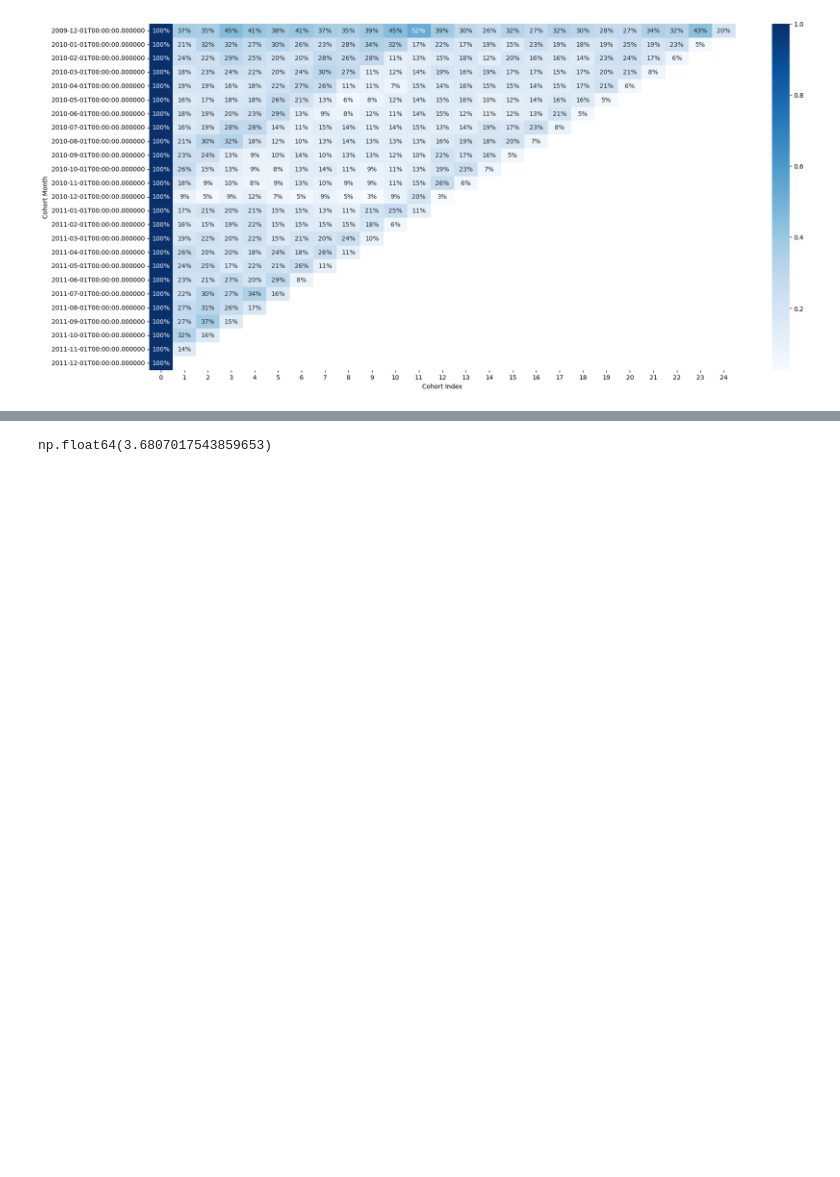
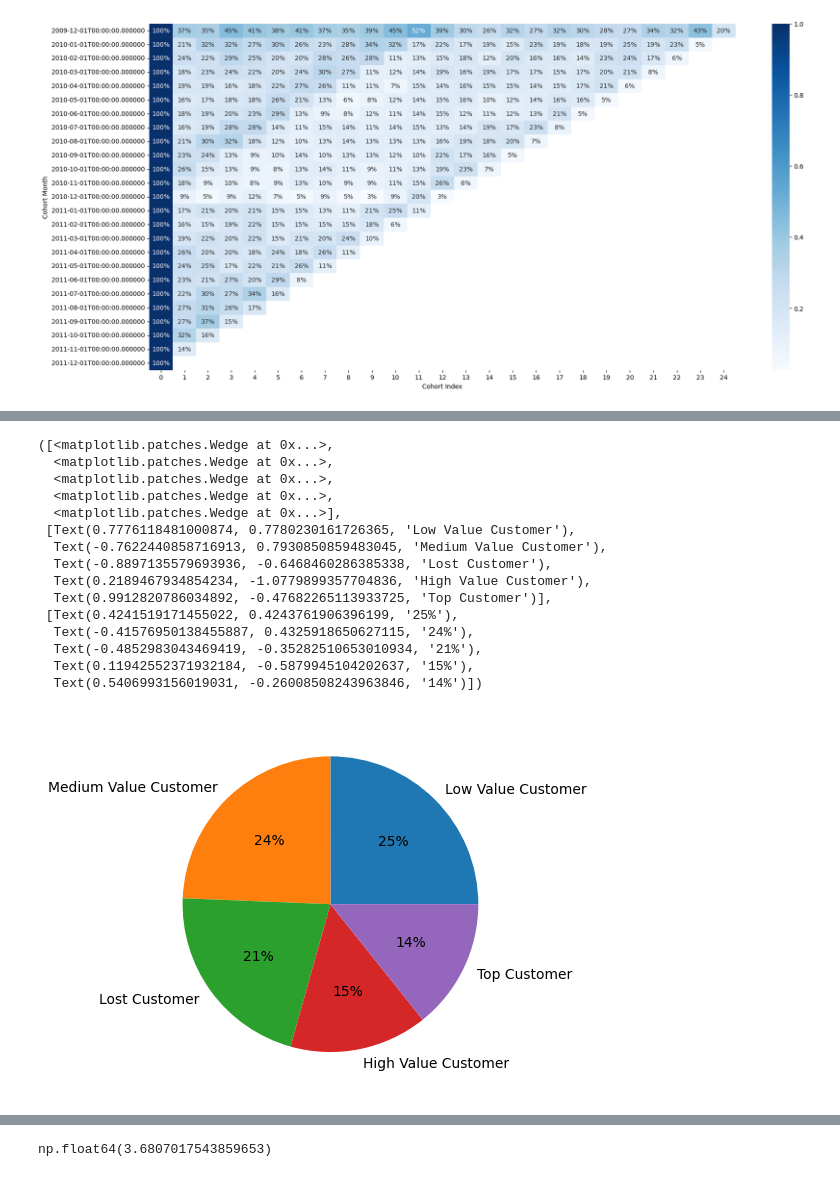
Before and after one commit to kacpersienkiewicz/Online-Retail-II, a Jupyter notebook: Exploration.ipynb, the cells around one changed output, grey strips where cells are left out. Cells and saved outputs as stored; diff of their text form; code cells hidden in the pictures; blank space fills up the shorter version.

```diff
--- a/Exploration.ipynb
+++ b/Exploration.ipynb
@@ -134,0 +207,24 @@ rfm_df[rfm_df['Avg RFM Score'] == 5].shape[0], rfm_df.shape[0]
+# %%
+rfm_df["Customer Segment"] = np.where(rfm_df['Avg RFM Score'] >= 4.5, "Top Customer",
+                                np.where(rfm_df['Avg RFM Score'] >= 4, "High Value Customer",
+                                    np.where(rfm_df['Avg RFM Score'] >= 3, "Medium Value Customer",
+                                        np.where(rfm_df['Avg RFM Score'] >= 2, 'Low Value Customer','Lost Customer'))))
+# %%
+plt.pie(rfm_df["Customer Segment"].value_counts(), labels = rfm_df["Customer Segment"].value_counts().index,autopct='%.0f%%')
+# %% [output]
+([<matplotlib.patches.Wedge at 0x...>,
+  <matplotlib.patches.Wedge at 0x...>,
+  <matplotlib.patches.Wedge at 0x...>,
+  <matplotlib.patches.Wedge at 0x...>,
+  <matplotlib.patches.Wedge at 0x...>],
+ [Text(0.7776118481000874, 0.7780230161726365, 'Low Value Customer'),
+  Text(-0.7622440858716913, 0.7930850859483045, 'Medium Value Customer'),
+  Text(-0.8897135579693936, -0.6468460286385338, 'Lost Customer'),
+  Text(0.2189467934854234, -1.0779899357704836, 'High Value Customer'),
+  Text(0.9912820786034892, -0.47682265113933725, 'Top Customer')],
+ [Text(0.4241519171455022, 0.4243761906396199, '25%'),
+  Text(-0.41576950138455887, 0.4325918650627115, '24%'),
+  Text(-0.4852983043469419, -0.35282510653010934, '21%'),
+  Text(0.11942552371932184, -0.5879945104202637, '15%'),
+  Text(0.5406993156019031, -0.26008508243963846, '14%')])
+[figure, added]
```
Also changed, not shown: parts of 19 cells of this notebook, 1 other file.
